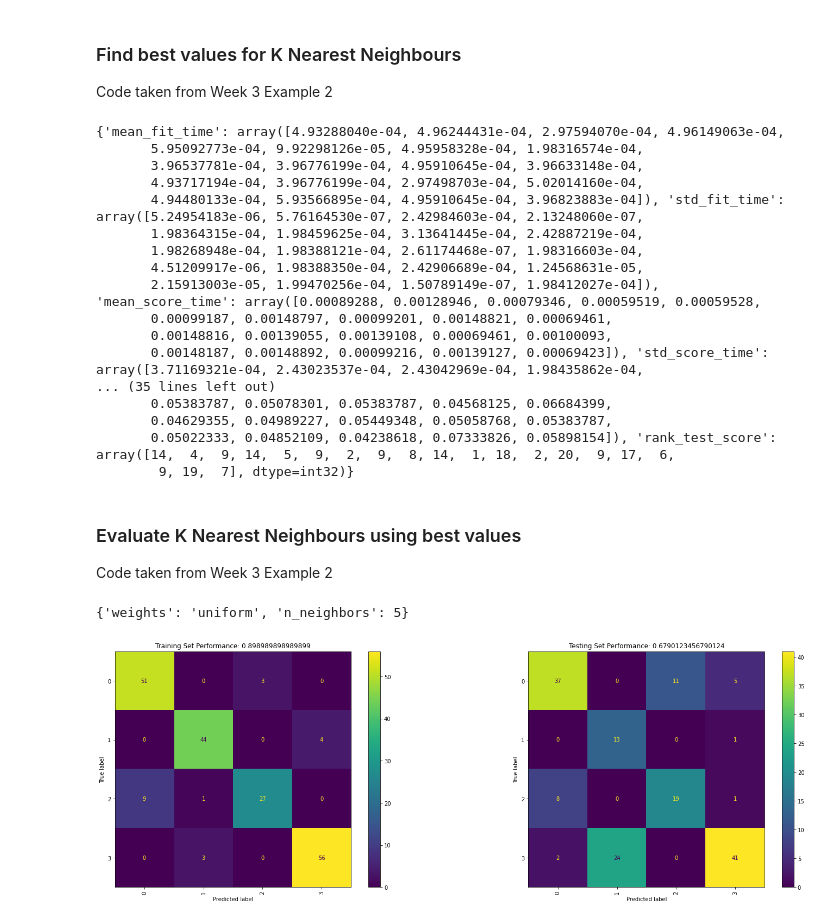
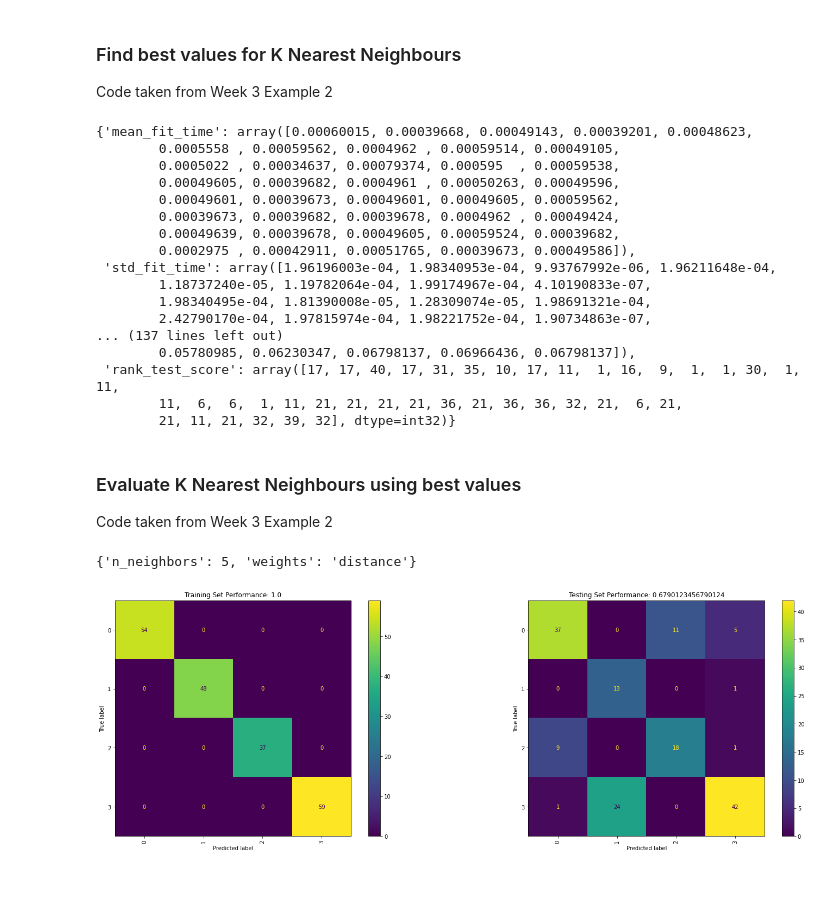
Before and after one commit to Sunthas515/420-1, a Jupyter notebook: Assessment 1A/Question2.ipynb, the cells around one changed output. Saved outputs shown, nothing was run; the diff lists cells and outputs as text; code cells hidden in the pictures; blank space fills up the shorter version.

```diff
--- a/Assessment 1A/Question2.ipynb
+++ b/Assessment 1A/Question2.ipynb
@@ -301,7 +301,7 @@ eval_model(svm2, X_train, Y_train, X_val, Y_val)
 
 Code taken from Week 3 Example 2
 # %%
-cknn = KNeighborsClassifier(n_neighbors=10)
+cknn = KNeighborsClassifier()
 cknn.fit(X_train, Y_train)
 eval_model(cknn, X_train, Y_train, X_test, Y_test)
 # %% [output]
@@ -313,4 +308,0 @@ Code taken from Week 3 Example 2
-# %%
-cknn = KNeighborsClassifier(n_neighbors=10, weights='distance')
-cknn.fit(X_train, Y_train)
-eval_model(cknn, X_train, Y_train, X_test, Y_test)
@@ -321,40 +311,43 @@ eval_model(cknn, X_train, Y_train, X_test, Y_test)
 
 Code taken from Week 3 Example 2
 # %%
+param_grid = [
+   {'n_neighbors' : list(range(1,21)), 'weights' : ['uniform', 'distance']}
+ ]
 cknn = KNeighborsClassifier()
-params = {'n_neighbors' : list(range(1,21)), 'weights' : ['uniform', 'distance']}
-rand_search = RandomizedSearchCV(cknn, params, n_iter=20)
-rand_search.fit(X_val, Y_val)
-print(rand_search.cv_results_)
+
+grid_search = GridSearchCV(cknn, param_grid)
+grid_search.fit(X_train, Y_train)
+grid_search.cv_results_
 # %% [output]
-{'mean_fit_time': array([4.93288040e-04, 4.96244431e-04, 2.97594070e-04, 4.96149063e-04,
-       5.95092773e-04, 9.92298126e-05, 4.95958328e-04, 1.98316574e-04,
-       3.96537781e-04, 3.96776199e-04, 4.95910645e-04, 3.96633148e-04,
-       4.93717194e-04, 3.96776199e-04, 2.97498703e-04, 5.02014160e-04,
-       4.94480133e-04, 5.93566895e-04, 4.95910645e-04, 3.96823883e-04]), 'std_fit_time': array([5.24954183e-06, 5.76164530e-07, 2.42984603e-04, 2.13248060e-07,
-       1.98364315e-04, 1.98459625e-04, 3.13641445e-04, 2.42887219e-04,
-       1.98268948e-04, 1.98388121e-04, 2.61174468e-07, 1.98316603e-04,
-       4.51209917e-06, 1.98388350e-04, 2.42906689e-04, 1.24568631e-05,
-       2.15913003e-05, 1.99470256e-04, 1.50789149e-07, 1.98412027e-04]), 'mean_score_time': array([0.00089288, 0.00128946, 0.00079346, 0.00059519, 0.00059528,
-       0.00099187, 0.00148797, 0.00099201, 0.00148821, 0.00069461,
-       0.00148816, 0.00139055, 0.00139108, 0.00069461, 0.00100093,
-       0.00148187, 0.00148892, 0.00099216, 0.00139127, 0.00069423]), 'std_score_time': array([3.71169321e-04, 2.43023537e-04, 2.43042969e-04, 1.98435862e-04,
-... (35 lines left out)
-       0.05383787, 0.05078301, 0.05383787, 0.04568125, 0.06684399,
-       0.04629355, 0.04989227, 0.05449348, 0.05058768, 0.05383787,
-       0.05022333, 0.04852109, 0.04238618, 0.07333826, 0.05898154]), 'rank_test_score': array([14,  4,  9, 14,  5,  9,  2,  9,  8, 14,  1, 18,  2, 20,  9, 17,  6,
-        9, 19,  7], dtype=int32)}
+{'mean_fit_time': array([0.00060015, 0.00039668, 0.00049143, 0.00039201, 0.00048623,
+        0.0005558 , 0.00059562, 0.0004962 , 0.00059514, 0.00049105,
+        0.0005022 , 0.00034637, 0.00079374, 0.000595  , 0.00059538,
+        0.00049605, 0.00039682, 0.0004961 , 0.00050263, 0.00049596,
+        0.00049601, 0.00039673, 0.00049601, 0.00049605, 0.00059562,
+        0.00039673, 0.00039682, 0.00039678, 0.0004962 , 0.00049424,
+        0.00049639, 0.00039678, 0.00049605, 0.00059524, 0.00039682,
+        0.0002975 , 0.00042911, 0.00051765, 0.00039673, 0.00049586]),
+ 'std_fit_time': array([1.96196003e-04, 1.98340953e-04, 9.93767992e-06, 1.96211648e-04,
+        1.18737240e-05, 1.19782064e-04, 1.99174967e-04, 4.10190833e-07,
+        1.98340495e-04, 1.81390008e-05, 1.28309074e-05, 1.98691321e-04,
+        2.42790170e-04, 1.97815974e-04, 1.98221752e-04, 1.90734863e-07,
+... (137 lines left out)
+        0.05780985, 0.06230347, 0.06798137, 0.06966436, 0.06798137]),
+ 'rank_test_score': array([17, 17, 40, 17, 31, 35, 10, 17, 11,  1, 16,  9,  1,  1, 30,  1, 11,
+        11,  6,  6,  1, 11, 21, 21, 21, 21, 36, 21, 36, 36, 32, 21,  6, 21,
+        21, 11, 21, 32, 39, 32], dtype=int32)}
 # %% [markdown]
 ### Evaluate K Nearest Neighbours using best values
 
 Code taken from Week 3 Example 2
 # %%
-best_system = numpy.argmin(rand_search.cv_results_['rank_test_score'])
-params = rand_search.cv_results_['params'][best_system]
+best_system = numpy.argmin(grid_search.cv_results_['rank_test_score'])
+params = grid_search.cv_results_['params'][best_system]
 print(params)
 cknn = KNeighborsClassifier().set_params(**params)
 cknn.fit(X_train, Y_train)
 eval_model(cknn, X_train, Y_train, X_test, Y_test)
 # %% [output]
-{'weights': 'uniform', 'n_neighbors': 5}
+{'n_neighbors': 5, 'weights': 'distance'}
-[figure, old version]
+[figure, new version]
```
Also changed, not shown: parts of 19 cells of this notebook.
